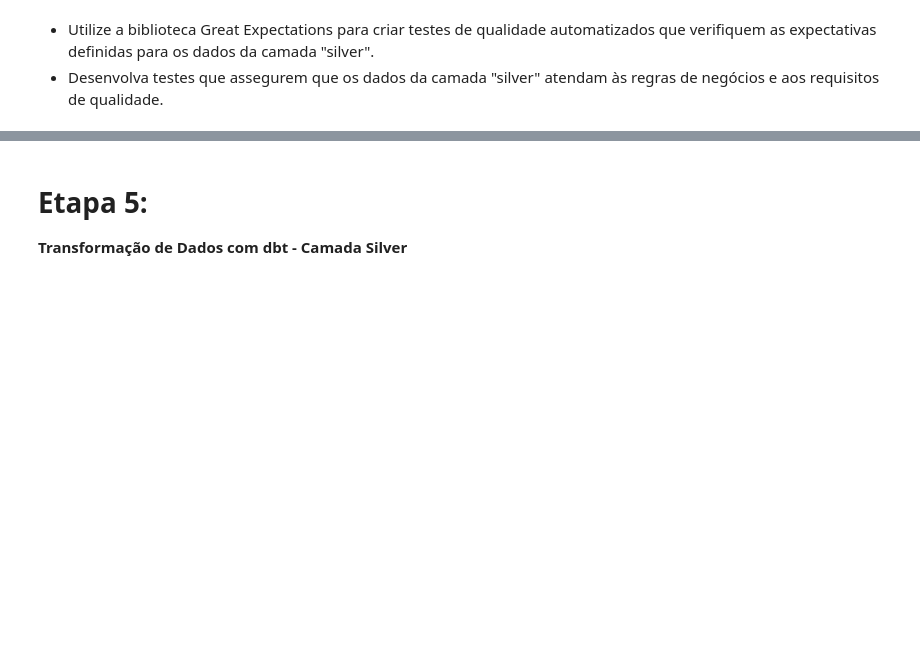
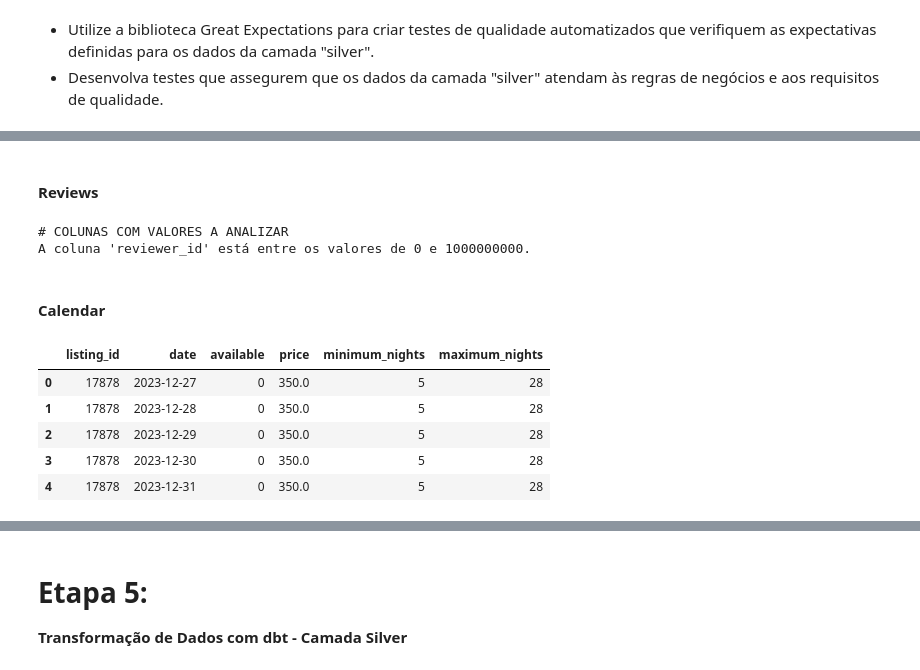
Before and after one commit to luana-kruger/Analytics_Engineering-Santander_Coders23, a Jupyter notebook: airbnb_rj_projeto_v2.ipynb, the cells around one changed output, grey strips where cells are left out. Drawn from its saved outputs; the diff is of its cells as text; code cells hidden in the pictures; blank space fills up the shorter version.

Commit message:
atualização do notebook e do modules.utils para Great Expectations

```diff
--- a/airbnb_rj_projeto_v2.ipynb
+++ b/airbnb_rj_projeto_v2.ipynb
@@ -662,0 +667,2 @@ df_silver_calendar[df_silver_calendar['price']<=0]
+# %% [markdown]
+#### Reviews
@@ -662,0 +671,19 @@ df_silver_calendar[df_silver_calendar['price']<=0]
+# %%
+# Verificando valores
+print("\n# COLUNAS COM VALORES A ANALIZAR")
+colunas_valores = ["reviewer_id"]
+utils.verificar_valores_min_max(gx_df=gx_df_reviews,list_of_columns=colunas_valores,min=0,max=1000000000)
+# %% [output]
+# COLUNAS COM VALORES A ANALIZAR
+A coluna 'reviewer_id' está entre os valores de 0 e 1000000000.
+# %% [markdown]
+#### Calendar
+# %%
+df_silver_calendar.head(5)
+# %% [output]
+|  | listing_id | date | available | price | minimum_nights | maximum_nights |
+| 0 | 17878 | 2023-12-27 | 0 | 350.0 | 5 | 28 |
+| 1 | 17878 | 2023-12-28 | 0 | 350.0 | 5 | 28 |
+| 2 | 17878 | 2023-12-29 | 0 | 350.0 | 5 | 28 |
+| 3 | 17878 | 2023-12-30 | 0 | 350.0 | 5 | 28 |
+| 4 | 17878 | 2023-12-31 | 0 | 350.0 | 5 | 28 |
```
Also changed, not shown: parts of 16 cells of this notebook, 1 other file.
